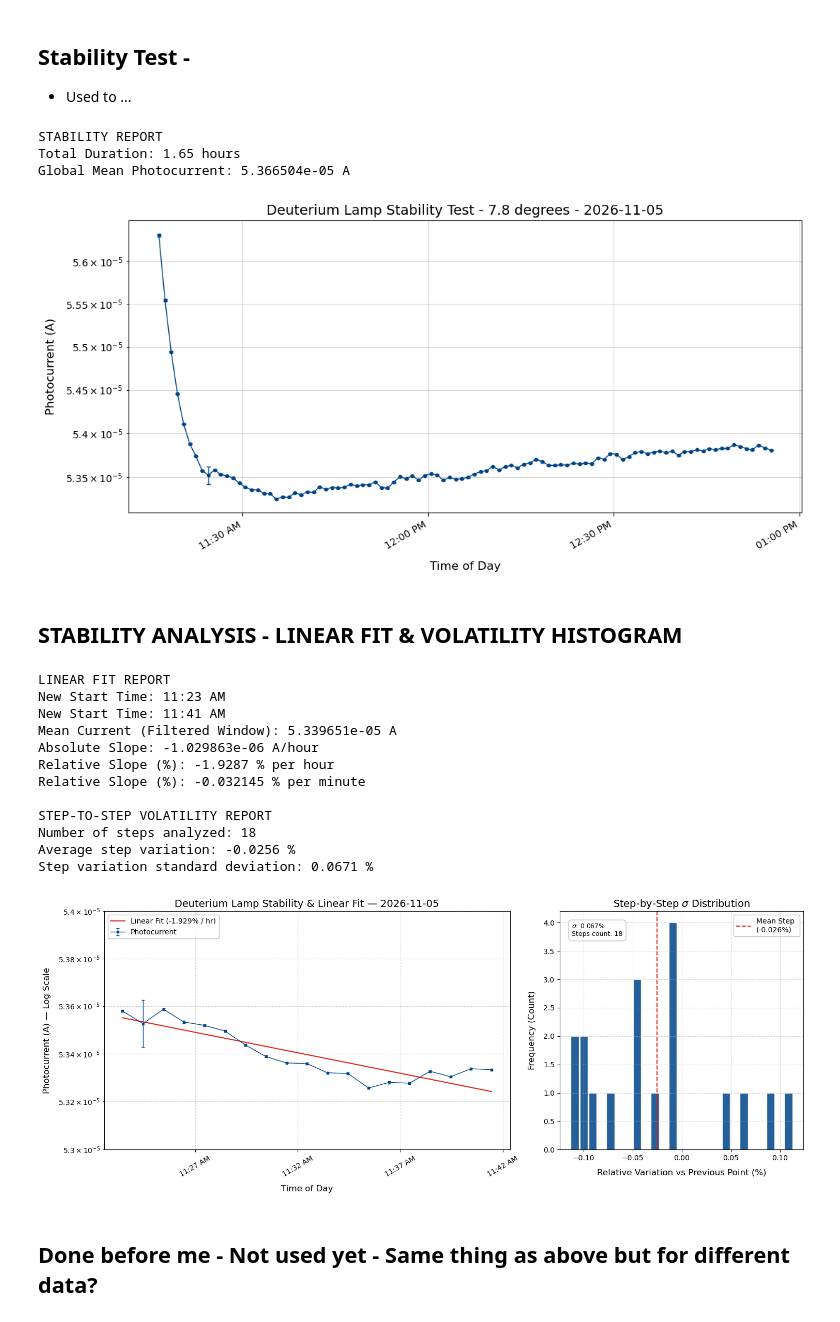
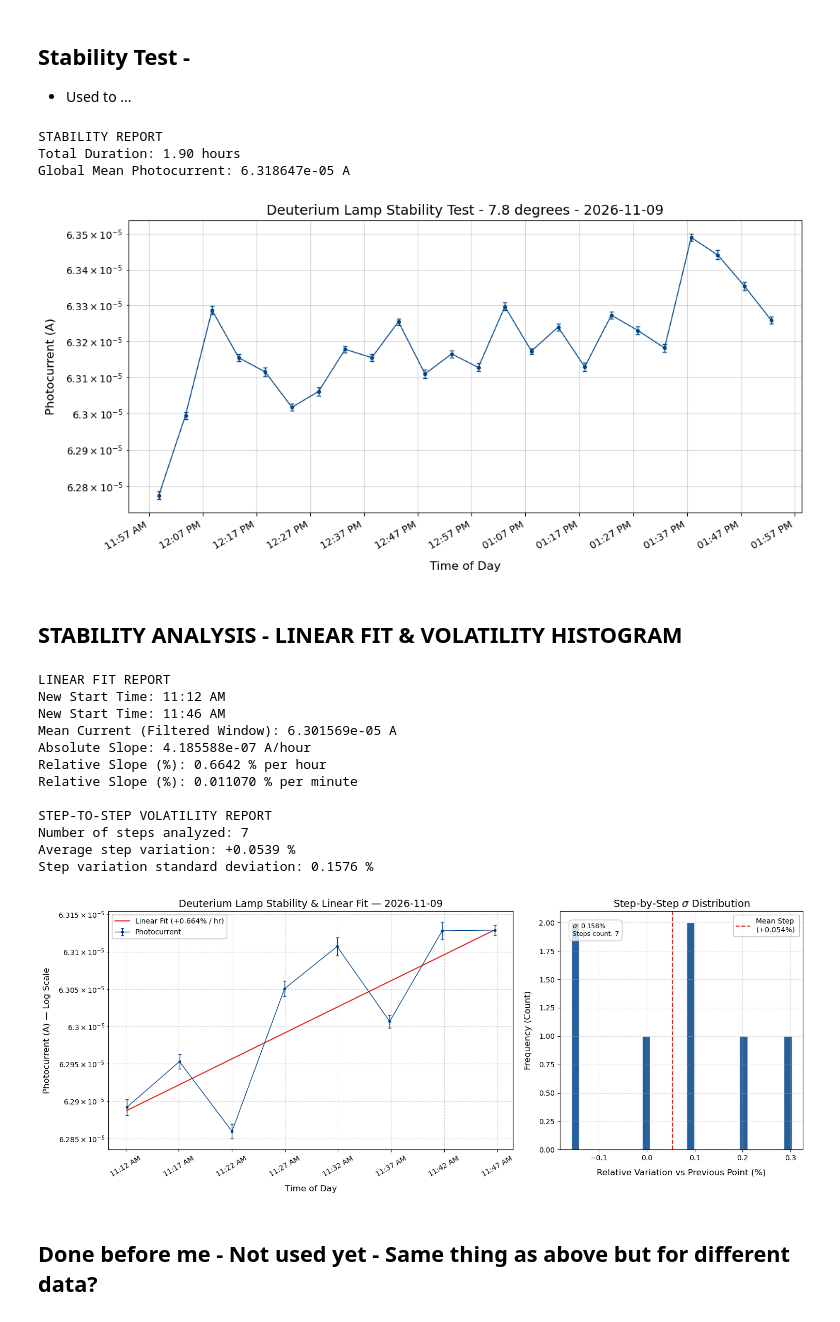
Before and after one commit to laughtonmichael2004-hue/lea-summer_2026_Internship, a Jupyter notebook: 2. Deuterium Lamp/Deuterium Lamp Analysis Code.ipynb, the cells around one changed output. Drawn from its saved outputs; the diff is of its cells as text; code cells hidden in the pictures.

Commit message:
more plotting and data processing

```diff
--- a/2. Deuterium Lamp/Deuterium Lamp Analysis Code.ipynb
+++ b/2. Deuterium Lamp/Deuterium Lamp Analysis Code.ipynb
@@ -1241,15 +1321,17 @@ plt.show()
 import matplotlib.pyplot as plt
 import matplotlib.dates as mdates
 import pandas as pd
+import numpy as np
 import os
 
 # LOAD DATA
 #path_file = r"C:\Users\leaga\OneDrive\Desktop\Internship UoM\VUV Monochromator\2. Deuterium Lamp\Stability\test_stability_20260721.txt"
-path_file = r"C:\Users\laugh\lea-summer-2026-internship-forked\lea-summer_2026_Internship\2. Deuterium Lamp\(2026-11-05)_Data\Stability\second_pos_a_stability.txt"
+path_file = r"C:\Users\laugh\lea-summer-2026-internship-forked\lea-summer_2026_Internship\2. Deuterium Lamp\(2026-11-09)_Data\hour_3to4_spectrum_hole_num_3.txt"
 df = pd.read_csv(path_file)
 
 # Convert timestamps to datetime objects
 df['timestamp'] = pd.to_datetime(df['timestamp'])
+df['t_min'] = (df['timestamp'] - df['timestamp'].iloc[0]).dt.total_seconds() / 60
 
 # EXTRACT STATS & DATE FOR THE TITLE
 experiment_date = df['timestamp'].iloc[0].strftime('%Y-%m-%d')
@@ -1275,20 +1357,21 @@ ax.grid(True, which='Both', linestyle='-', alpha=0.5, color='#b0b0b0')
 
 # TIME AXIS FORMATTING (12-hour system, hour & half-hour ticks)
 ax.xaxis.set_major_formatter(mdates.DateFormatter('%I:%M %p'))
-ax.xaxis.set_major_locator(mdates.MinuteLocator(byminute=[0, 30]))
+#ax.xaxis.set_major_locator(mdates.MinuteLocator(byminute=[0, 30]))
+ax.xaxis.set_major_locator(mdates.MinuteLocator(interval=5))
 fig.autofmt_xdate(rotation=30, ha='right')
 
 #save_path = os.path.join(r"C:\Users\leaga\OneDrive\Desktop\Internship UoM\VUV Monochromator\2. Deuterium Lamp\Stability\stability_at_5.65deg_plot_data_5min_intervals_20260721.png")
 #plt.savefig(save_path, dpi=300, bbox_inches='tight')
-#plt.savefig("D2lamp_128nm_stability_volatility_report_cropped.png", dpi=600, bbox_inches='tight')
+plt.savefig("stability_report_hour_3to4_hole_3_(09-11-2026).png", dpi=600, bbox_inches='tight')
 
 plt.tight_layout()
 plt.show()
 # %% [output]
 STABILITY REPORT
-Total Duration: 1.65 hours
-Global Mean Photocurrent: 5.366504e-05 A
+Total Duration: 1.90 hours
+Global Mean Photocurrent: 6.318647e-05 A
-[figure, old version]
+[figure, new version]
 # %% [markdown]
 ## STABILITY ANALYSIS - LINEAR FIT & VOLATILITY HISTOGRAM
 # %%
@@ -1301,14 +1384,15 @@ import numpy as np
 import pandas as pd
 
 # LOAD DATA
-path_file = r"C:\Users\laugh\lea-summer-2026-internship-forked\lea-summer_2026_Internship\2. Deuterium Lamp\(2026-11-05)_Data\Stability\second_pos_a_stability.txt"
+path_file = r"C:\Users\laugh\lea-summer-2026-internship-forked\lea-summer_2026_Internship\2. Deuterium Lamp\(2026-11-09)_Data\hour_2_spectrum_hole_num_3.txt"
 df = pd.read_csv(path_file)
 df['timestamp'] = pd.to_datetime(df['timestamp'])
+df['t_min'] = (df['timestamp'] - df['timestamp'].iloc[0]).dt.total_seconds() / 60
 
 # FILTER DATA (Start at 10:25 AM, when lamp is "stable")
 # Cannot be bothered to figure out the times... use like 30
-df_filtered = df[df['t_min'] >= 7.0].copy()
-df_filtered = df_filtered[df_filtered['t_min'] <= 25.0].copy() # cuts off the step seen at the end...
+df_filtered = df[df['t_min'] >= 15.0].copy()
+df_filtered = df_filtered[df_filtered['t_min'] <= 1000.0].copy() # cuts off the step seen at the end...
 
 # CALCULATE LINEAR FIT & SLOPE IN %
 # Convert filtered timestamps to numerical minutes/hours from the new start point
@@ -1357,7 +1441,7 @@ ax1.errorbar(df_filtered['timestamp'], current_vals, yerr=current_stds, color='#
 ax1.plot(df_filtered['timestamp'], fit_line, color='#e32219', linestyle='-', linewidth=1.5,
          label=f'Linear Fit ({slope_pct_per_hour:+.3f}% / hr)')
 
-ax1.set_ylim(5.3e-5, 5.4e-5)
+# ax1.set_ylim(5.3e-5, 5.4e-5)
 ax1.set_title(f'Deuterium Lamp Stability & Linear Fit — {experiment_date}', fontsize=14)
 ax1.set_xlabel('Time of Day', fontsize=12, labelpad=10)
 ax1.set_ylabel('Photocurrent (A) — Log Scale', fontsize=12, labelpad=10)
@@ -1368,44 +1452,44 @@ ax1.xaxis.set_major_formatter(mdates.DateFormatter('%I:%M %p'))
 ax1.xaxis.set_major_locator(mdates.MinuteLocator(interval=5))
 ax1.tick_params(axis='x', rotation=30)
 ax1.legend(loc='upper left', frameon=True, edgecolor='#b0b0b0')
 
 # RIGHT PLOT: Short-term Step Volatility Histogram
 counts, bins, patches = ax2.hist(relative_diffs_pct, bins=25, color='#004488',
                                  edgecolor='white', alpha=0.85, rwidth=0.9)
 ax2.axvline(mean_step, color='#e32219', linestyle='--', linewidth=1.5,
            label=f'Mean Step \n({mean_step:+.3f}%)')
 
 ax2.set_title('Step-by-Step $\\sigma$ Distribution', fontsize=14)
 ax2.set_xlabel('Relative Variation vs Previous Point (%)', fontsize=12, labelpad=10)
 ax2.set_ylabel('Frequency (Count)', fontsize=12, labelpad=10)
 ax2.grid(True, linestyle='--', alpha=0.5, color='#b0b0b0')
 ax2.legend(loc='upper right', frameon=True, edgecolor='#b0b0b0')
 
 stats_box = f"$\\sigma$: {std_step:.3f}% \nSteps count: {len(relative_diffs_pct)}"
 ax2.text(0.05, 0.95, stats_box, transform=ax2.transAxes, fontsize=9,
          verticalalignment='top', bbox=dict(boxstyle='round,pad=0.5', facecolor='white', edgecolor='#b0b0b0', alpha=0.8))
 
 plt.tight_layout()
 
 #save_path = r"C:\Users\leaga\OneDrive\Desktop\Internship UoM\VUV Monochromator\2. Deuterium Lamp\Stability\stability_5.65deg_5min_intervals_20260721.png"
 #os.makedirs(os.path.dirname(save_path), exist_ok=True)
-#plt.savefig("D2lamp_128nm_stability_volatility_report.png", dpi=600, bbox_inches='tight')
+#plt.savefig("Stability_and_volatility_report_hour_2_hole_3_(09-11-2026).png", dpi=600, bbox_inches='tight')
 
 plt.show()
 # %% [output]
 LINEAR FIT REPORT
-New Start Time: 11:23 AM
-New Start Time: 11:41 AM
-Mean Current (Filtered Window): 5.339651e-05 A
-Absolute Slope: -1.029863e-06 A/hour
-Relative Slope (%): -1.9287 % per hour
-Relative Slope (%): -0.032145 % per minute
+New Start Time: 11:12 AM
+New Start Time: 11:46 AM
+Mean Current (Filtered Window): 6.301569e-05 A
+Absolute Slope: 4.185588e-07 A/hour
+Relative Slope (%): 0.6642 % per hour
+Relative Slope (%): 0.011070 % per minute
 
 STEP-TO-STEP VOLATILITY REPORT
-Number of steps analyzed: 18
-Average step variation: -0.0256 %
-Step variation standard deviation: 0.0671 %
+Number of steps analyzed: 7
+Average step variation: +0.0539 %
+Step variation standard deviation: 0.1576 %
-[figure, old version]
+[figure, new version]
 # %% [markdown]
 ## Done before me - Not used yet - Same thing as above but for different data?
 # %%
```
Also changed, not shown: parts of 4 cells of this notebook, 38 other files.
